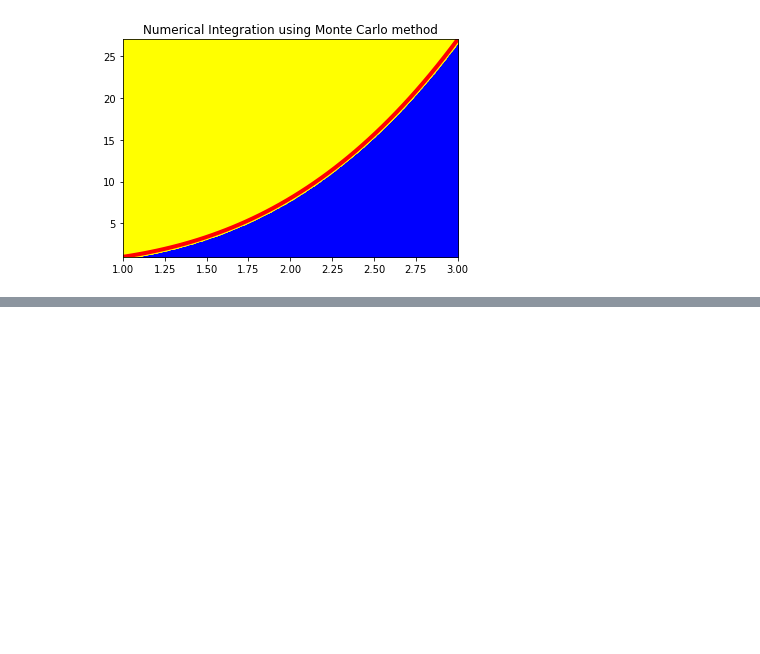
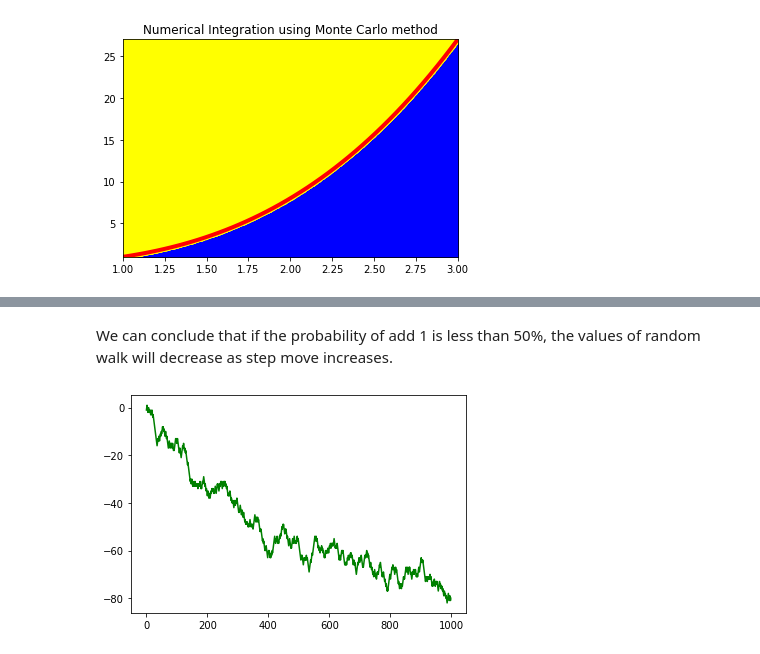
Before and after one commit to twyunting/CSC-632_Intro-to-Simulation-and-Modeling, a Jupyter notebook: homeworks/hw2/CSC-632 HW2_Coding_Yunting Chiu.ipynb, the cells around one changed output, grey strips where cells are left out. Cells and saved outputs as stored; diff of their text form; code cells hidden in the pictures; blank space fills up the shorter version.

Commit message:
Simulating a one-dimensional random walk

```diff
--- a/homeworks/hw2/CSC-632 HW2_Coding_Yunting Chiu.ipynb
+++ b/homeworks/hw2/CSC-632 HW2_Coding_Yunting Chiu.ipynb
@@ -275,0 +276,2 @@ print(a)
+# %% [markdown]
+We can conclude that if the probability of add 1 is less than 50%, the values of random walk will decrease as step move increases.
@@ -275,0 +283,24 @@ print(a)
+# %%
+# p = 0.45, q = 0.55
+"""
++1 with probability p > 0
+-1 with probability q
+p + q = 1
+Equation: Xn = Xn-1 + Zn; n = 1, 2, 3........, n
+Xn-1 is the observation in the previous time phase
+Zn is the random fluctuation in that step
+"""
+seed(1) # set.seed
+RWPath = list() # contain the values representative of the random walk
+RWPath.append(-1 if random() < 0.55 else 1) # the first value
+
+# start with the second value
+for i in range(1, 1000):
+  ZNValue = -1 if random() < 0.55 else 1
+  XNValue = RWPath[i-1] + ZNValue # the previous values add the current one
+  RWPath.append(XNValue) # save in the new array
+
+pyplot.plot(RWPath, color = "green")
+pyplot.show()
+# %% [output]
+[figure, added]
```
Also changed, not shown: parts of 12 cells of this notebook.
